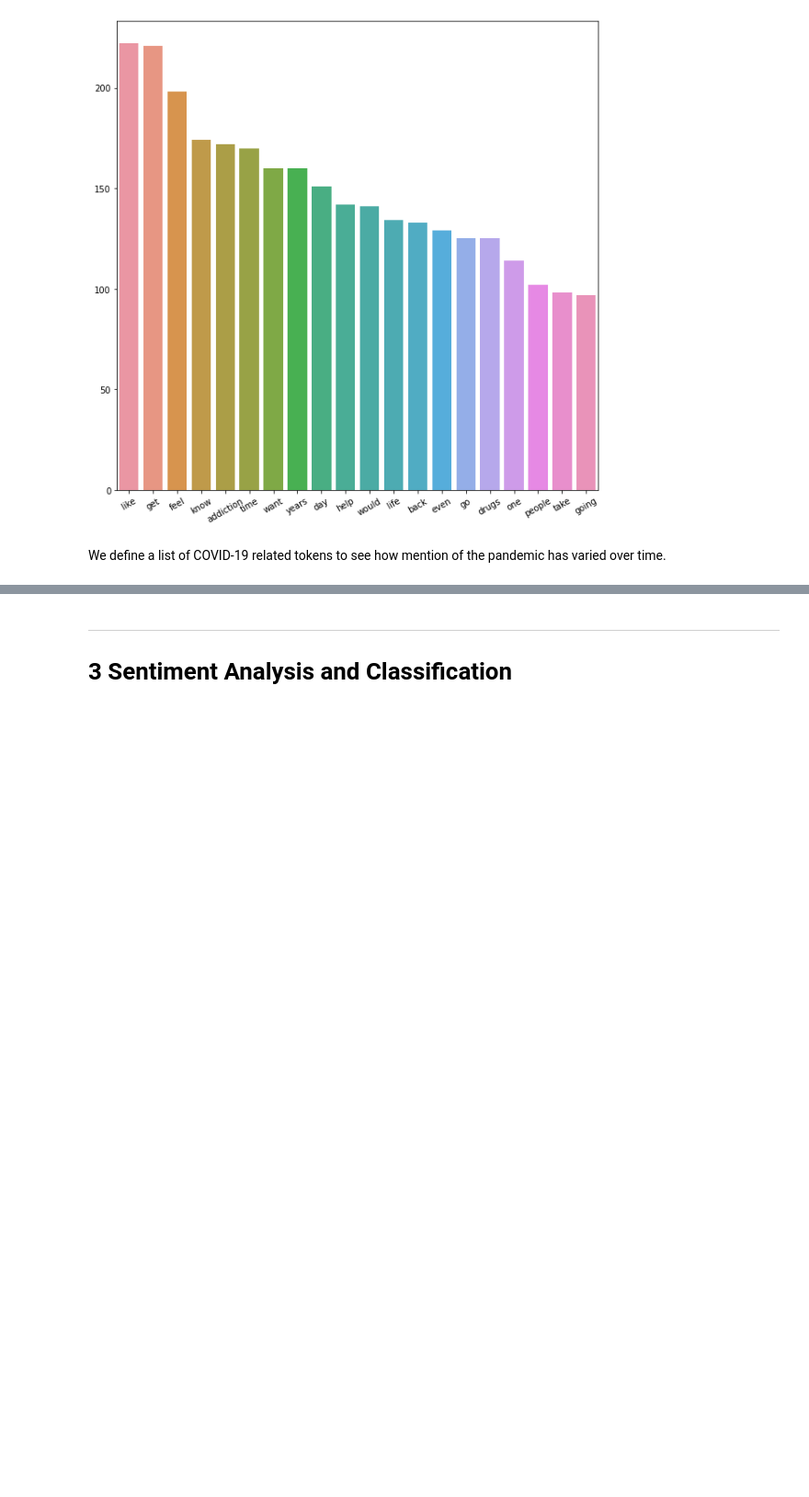
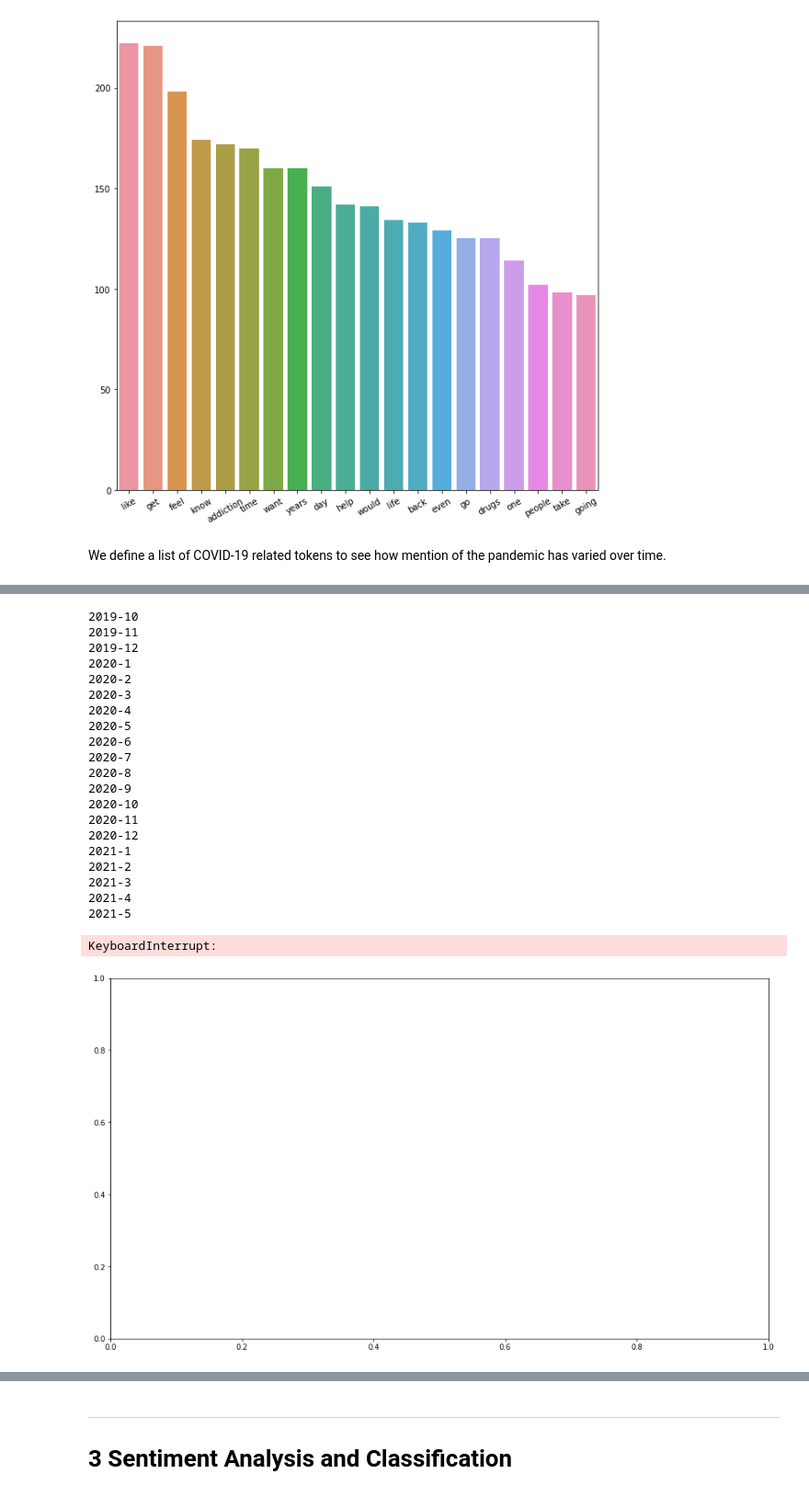
Before and after one commit to zeyad-mansour/reddit-sentiment-analysis, a Jupyter notebook: notebook.ipynb, the cells around one changed output, grey strips where cells are left out. Shown: that part at 92% size. Saved outputs shown, nothing was run; the diff lists cells and outputs as text; code cells hidden in the pictures; blank space fills up the shorter version.

```diff
--- a/notebook.ipynb
+++ b/notebook.ipynb
@@ -249,3 +260,10 @@ Here, we do some exploratory analysis.
+# %%
+dates = list()
+for date in iter_months(start_year, start_month, end_year, end_month):
+    if date["month"] < 10:
+        dates.append(f'{date["year"]}-0{date["month"]}')
+    else:
+        dates.append(f'{date["year"]}-{date["month"]}')
 # %%
 plt.style.use('default')
 
@@ -391 +386,71 @@ df = pd.read_csv(f'data/time_series_covid19_confirmed_global.csv')
+# %%
+from nltk.tokenize import RegexpTokenizer
+from nltk.tokenize import word_tokenize
+from nltk.probability import FreqDist
+
+
+#Remove punctuation
+tokenizer = RegexpTokenizer(r'\w+')
+
+
+plt.rcParams["figure.figsize"] = [16,9]
+fig,ax = plt.subplots()
+
+
+for subreddit in ["addiction", "alcoholism"]:
+
+    proportion_list = list()
+    for date in iter_months(start_year, start_month, end_year, end_month):
+        print(f'{date["year"]}-{date["month"]}')
+        df = pd.read_csv(f'data/{subreddit}/{subreddit}_{date["year"]}-{date["month"]}.csv')
+        num_mentions = 0
+        for title, body in zip(df.Title, df.Body):
+            text = f'{title}. {body}'
+            text = tokenizer.tokenize(text)
+            text = ' '.join(word for word in text)
+            tokenized_words = [word.lower() for word in word_tokenize(text)]
+            for e in tokenized_words:
+                for token in COVID19_TOKENS:
+                    if token in e:
+                        num_mentions += 1
+        proportion_list.append(num_mentions/len(df))
+
+    plt.plot(dates, proportion_list, label = subreddit)
+
+plt.legend(loc='upper left')
+plt.xticks(rotation=90)
+
+
+ax.set_xlabel("Date (year-month)", fontsize=13)
+ax.set_ylabel("Proportion of posts containing at least one COVID-19 related word", fontsize=13)
+
+ax2=ax.twinx()
+
+# make a plot with different y-axis using second axis object
+ax2.plot(dates, monthly_covid_cases)
+ax2.set_ylabel("Confirmed COVID-19 cases", fontsize=13)
+plt.show()
+# %% [output]
+2019-10
+2019-11
+2019-12
+2020-1
+2020-2
+2020-3
+2020-4
+2020-5
+2020-6
+2020-7
+2020-8
+2020-9
+2020-10
+2020-11
+2020-12
+2021-1
+2021-2
+2021-3
+2021-4
+2021-5
+KeyboardInterrupt:
+[figure, new version]
 # %%
```
Also changed, not shown: parts of 10 cells of this notebook.
